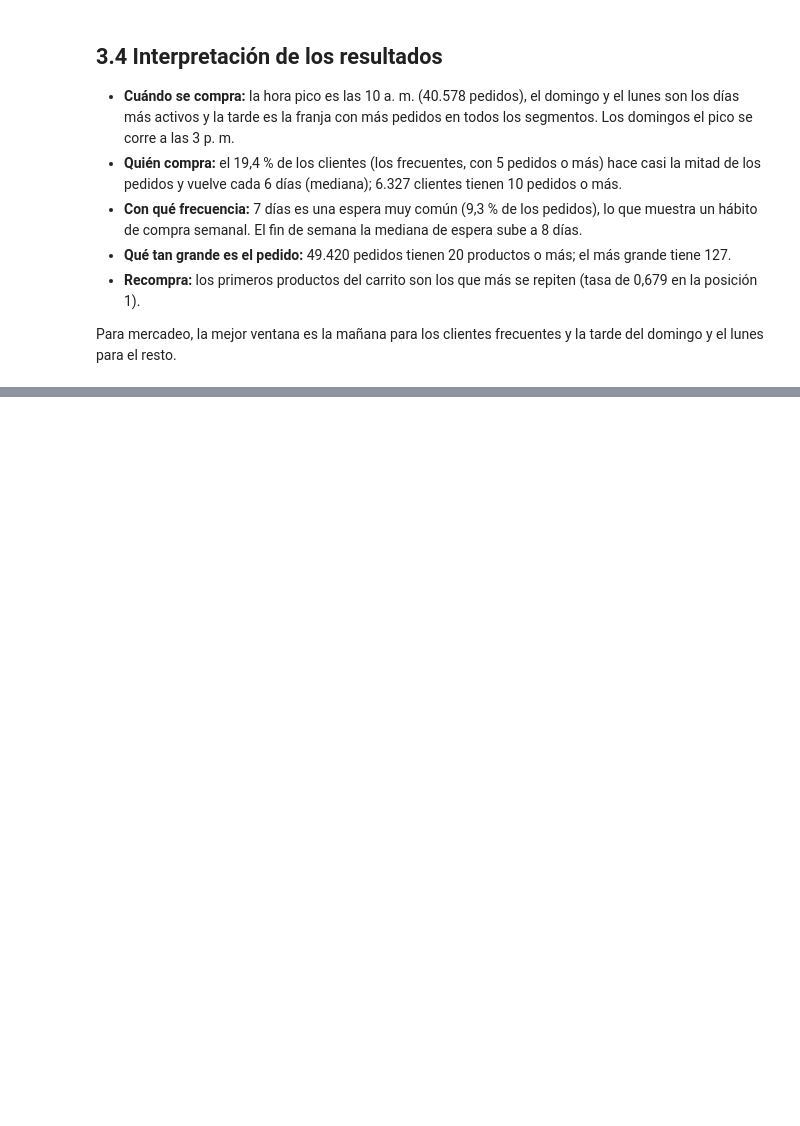
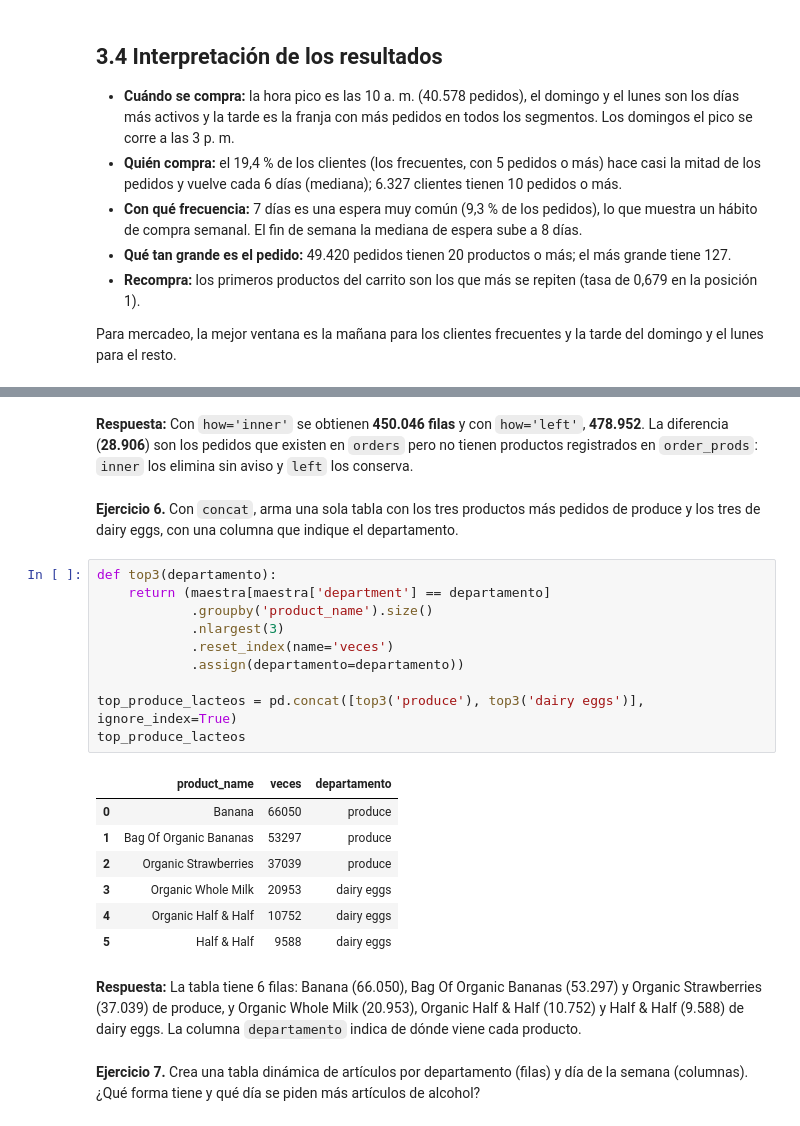
Before and after one commit to MAICOL-ESNEIDER/Instacart-Analisis, a Jupyter notebook: notebooks/pandas_labs.ipynb, the cells around one changed output, grey strips where cells are left out. Saved outputs shown, nothing was run; the diff lists cells and outputs as text; blank space fills up the shorter version.

```diff
--- a/notebooks/pandas_labs.ipynb
+++ b/notebooks/pandas_labs.ipynb
@@ -740,0 +1085,26 @@ Para mercadeo, la mejor ventana es la mañana para los clientes frecuentes y la
+# %% [markdown]
+**Respuesta:** Con `how='inner'` se obtienen **450.046 filas** y con `how='left'`, **478.952**. La diferencia (**28.906**) son los pedidos que existen en `orders` pero no tienen productos registrados en `order_prods`: `inner` los elimina sin aviso y `left` los conserva.
+# %% [markdown]
+**Ejercicio 6.** Con `concat`, arma una sola tabla con los tres productos más pedidos de produce y los tres de dairy eggs, con una columna que indique el departamento.
+# %%
+def top3(departamento):
+    return (maestra[maestra['department'] == departamento]
+            .groupby('product_name').size()
+            .nlargest(3)
+            .reset_index(name='veces')
+            .assign(departamento=departamento))
+
+top_produce_lacteos = pd.concat([top3('produce'), top3('dairy eggs')], ignore_index=True)
+top_produce_lacteos
+# %% [output]
+|  | product_name | veces | departamento |
+| 0 | Banana | 66050 | produce |
+| 1 | Bag Of Organic Bananas | 53297 | produce |
+| 2 | Organic Strawberries | 37039 | produce |
+| 3 | Organic Whole Milk | 20953 | dairy eggs |
+| 4 | Organic Half & Half | 10752 | dairy eggs |
+| 5 | Half & Half | 9588 | dairy eggs |
+# %% [markdown]
+**Respuesta:** La tabla tiene 6 filas: Banana (66.050), Bag Of Organic Bananas (53.297) y Organic Strawberries (37.039) de produce, y Organic Whole Milk (20.953), Organic Half & Half (10.752) y Half & Half (9.588) de dairy eggs. La columna `departamento` indica de dónde viene cada producto.
+# %% [markdown]
+**Ejercicio 7.** Crea una tabla dinámica de artículos por departamento (filas) y día de la semana (columnas). ¿Qué forma tiene y qué día se piden más artículos de alcohol?
```
Also changed, not shown: parts of 52 cells of this notebook, 5 other files.
